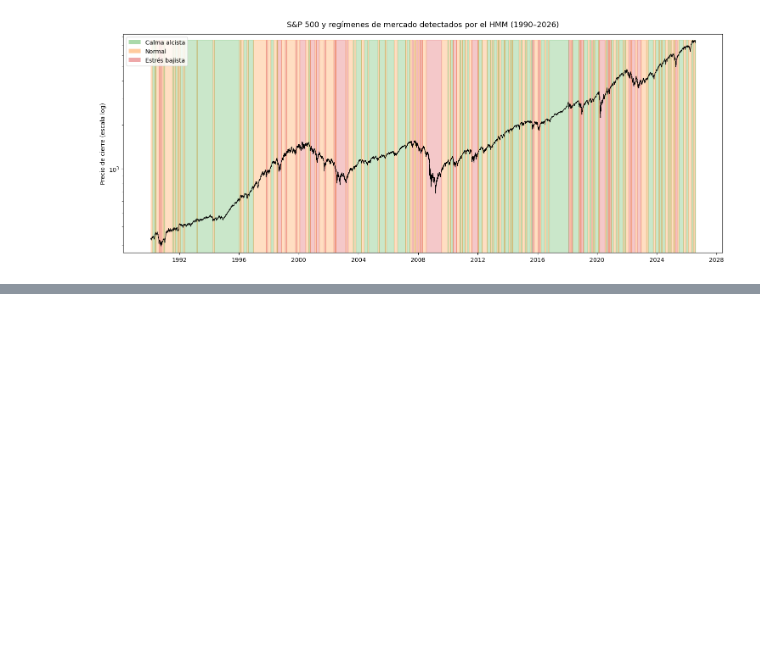
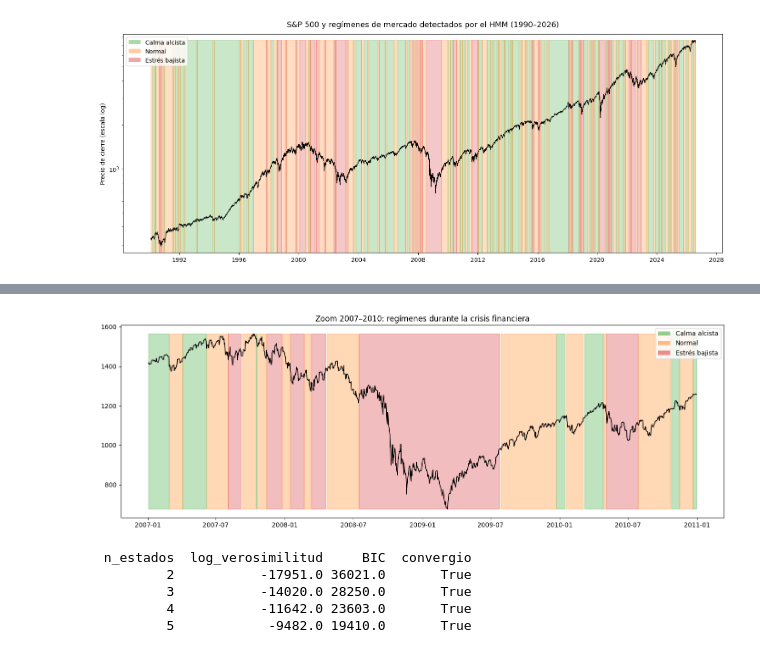
Before and after one commit to cristiangaymartin/tfm-estados-mercado, a Jupyter notebook: notebooks/02_regimenes.ipynb, the cells around one changed output, grey strips where cells are left out. Saved outputs shown, nothing was run; the diff lists cells and outputs as text; code cells hidden in the pictures; blank space fills up the shorter version.

Commit message:
Fija modelo HMM de 4 estados con selección justificada.

```diff
--- a/notebooks/02_regimenes.ipynb
+++ b/notebooks/02_regimenes.ipynb
@@ -181,0 +243,51 @@ plt.show()
+# %%
+zoom = plot_df.loc["2007-01-01":"2010-12-31"]
+
+fig, ax = plt.subplots(figsize=(14, 5))
+ax.plot(zoom.index, zoom["Close"], color="black", linewidth=1.2, zorder=3)
+for regimen, color in colores.items():
+    mask = zoom["regimen"] == regimen
+    ax.fill_between(zoom.index, zoom["Close"].min(), zoom["Close"].max(),
+                    where=mask, color=color, alpha=0.3, zorder=1)
+ax.set_title("Zoom 2007–2010: regímenes durante la crisis financiera")
+ax.legend(handles=[Patch(facecolor=c, alpha=0.5, label=r) for r, c in colores.items()], loc="upper right")
+plt.tight_layout()
+RUTA_DOCS = "/content/drive/MyDrive/TFM/docs"
+os.makedirs(RUTA_DOCS, exist_ok=True)
+
+plt.savefig(f"{RUTA_DOCS}/regimenes_sp500_zoom_2008.png", dpi=150, bbox_inches="tight")
+plt.show()
+# %% [output]
+[figure, added]
+# %%
+resultados = []
+
+for n in [2, 3, 4, 5]:
+    modelo = hmm.GaussianHMM(
+        n_components=n,
+        covariance_type="full",
+        n_iter=1000,
+        random_state=42
+    )
+    modelo.fit(X)
+
+    # BIC del modelo (más bajo = mejor)
+    bic = modelo.bic(X)
+    # Log-verosimilitud (más alto = mejor ajuste bruto, sin penalizar complejidad)
+    loglik = modelo.score(X)
+
+    resultados.append({
+        "n_estados": n,
+        "log_verosimilitud": round(loglik, 0),
+        "BIC": round(bic, 0),
+        "convergio": modelo.monitor_.converged
+    })
+
+comparativa = pd.DataFrame(resultados)
+print(comparativa.to_string(index=False))
+# %% [output]
+ n_estados  log_verosimilitud     BIC  convergio
+         2           -17951.0 36021.0       True
+         3           -14020.0 28250.0       True
+         4           -11642.0 23603.0       True
+         5            -9482.0 19410.0       True
```
Also changed, not shown: parts of 11 cells of this notebook.
